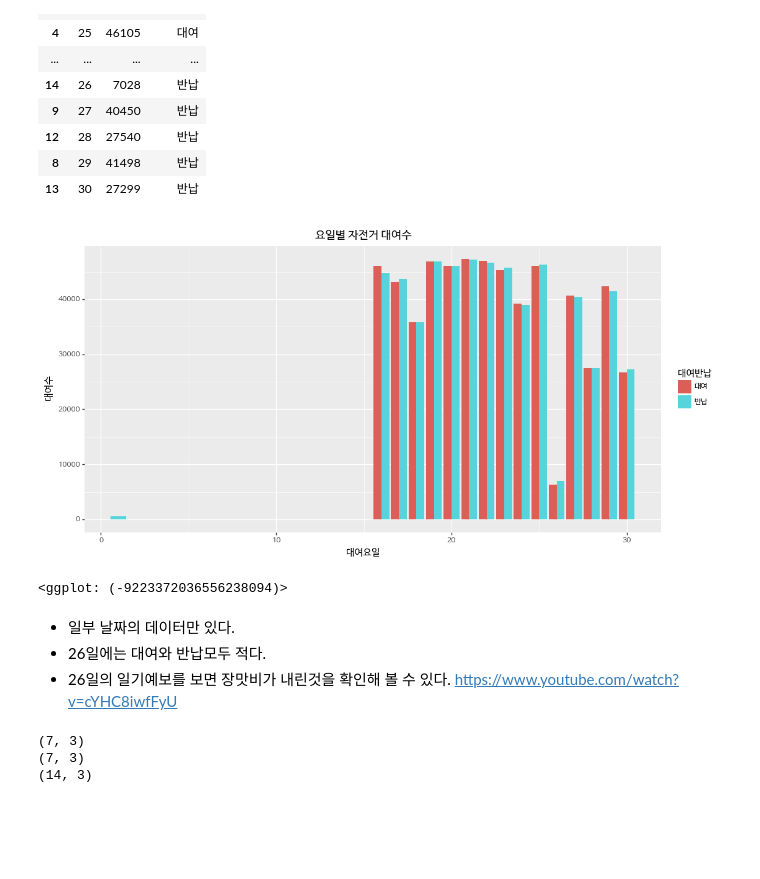
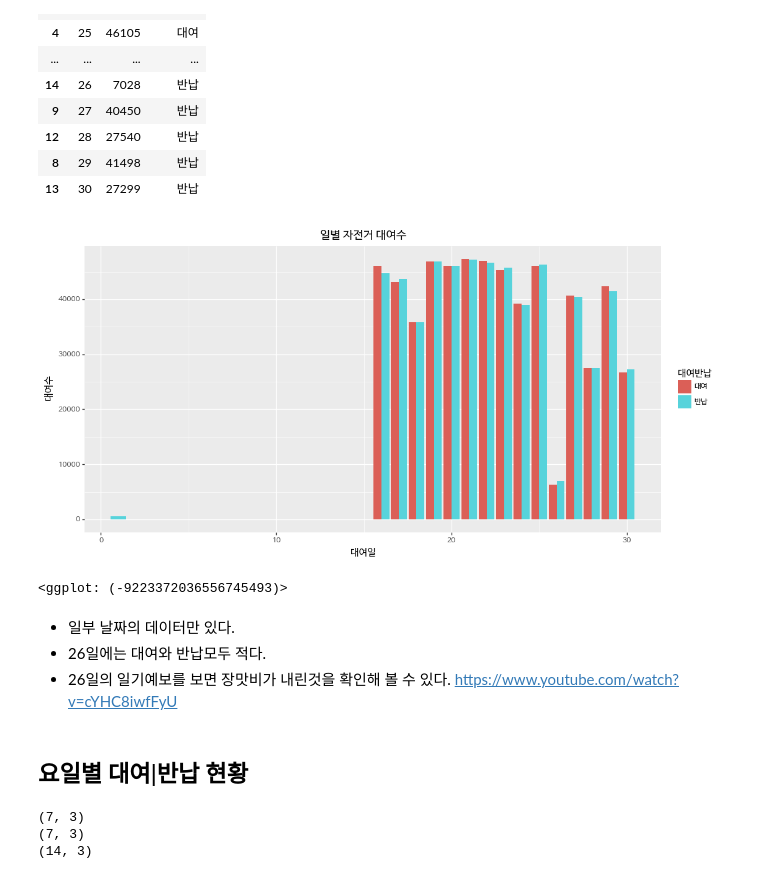
Before and after one commit to corazzon/OpenDataWrangling, a Jupyter notebook: seoul-bike-01.ipynb, the cells around one changed output. Saved outputs shown, nothing was run; the diff lists cells and outputs as text; code cells hidden in the pictures; blank space fills up the shorter version.

```diff
--- a/seoul-bike-01.ipynb
+++ b/seoul-bike-01.ipynb
@@ -338,18 +344,20 @@ df_day
 # %%
 (ggplot(df_day)
  + aes(x='day', y='count', fill='대여반납')
  + geom_bar(stat='identity', position='dodge')
- + labs(x='대여요일', y='대여수', title='요일별 자전거 대여수')
+ + labs(x='대여일', y='대여수', title='일별 자전거 대여수')
  + theme(text=element_text(family='NanumBarunGothic'),
         figure_size=(12,6))
 )
 # %% [output]
-[figure, old version]
+[figure, new version]
-<ggplot: (-9223372036556238094)>
+<ggplot: (-9223372036556745493)>
 # %% [markdown]
 * 일부 날짜의 데이터만 있다.
 * 26일에는 대여와 반납모두 적다.
 * 26일의 일기예보를 보면 장맛비가 내린것을 확인해 볼 수 있다. https://www.youtube.com/watch?v=cYHC8iwfFyU
+# %% [markdown]
+## 요일별 대여|반납 현황
 # %%
 df_dow_1 = df['대여요일'].value_counts().reset_index()
 df_dow_1.columns = ['dayofweek', 'count']
```
Also changed, not shown: parts of 15 cells of this notebook.
